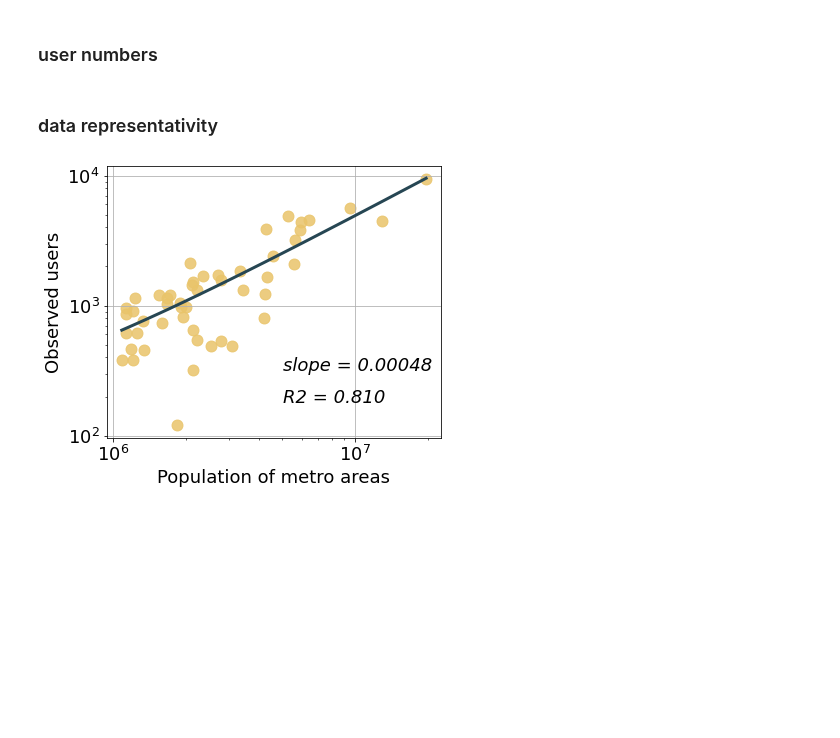
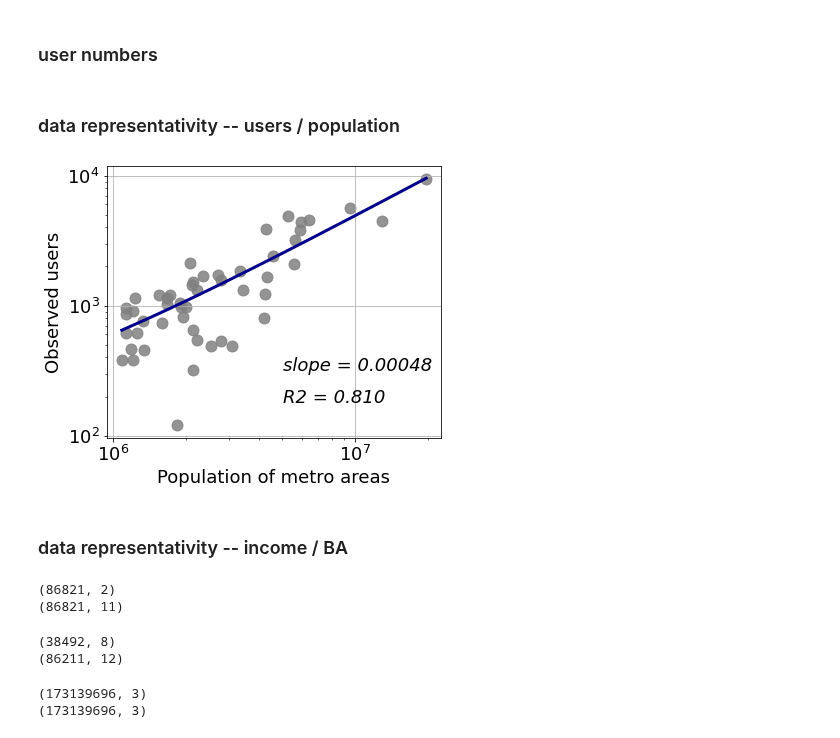
Before and after one commit to sandorjuhasz/ties-around-home, a Jupyter notebook: scripts/additional_figures.ipynb, the cells around one changed output. Drawn from its saved outputs; the diff is of its cells as text; code cells hidden in the pictures; blank space fills up the shorter version.

Commit message:
additional_figures

```diff
--- a/scripts/additional_figures.ipynb
+++ b/scripts/additional_figures.ipynb
@@ -115,7 +119,7 @@ ax[1].set_ylabel("Observed users", size=22)
 plt.show()
 # plt.savefig('../fig/map_users_top50.png', dpi=300, bbox_inches='tight')
 # %% [markdown]
-### data representativity
+### data representativity -- users / population
 # %%
 # data IN -- edges are present both ways
 geo_edgelist = pd.read_csv("../data/original_files/geo_edgelist_top50.csv.gz")
@@ -160,31 +164,33 @@ metrodata = pd.merge(metrodata, user_df, on="cbsacode", how="left")
 # %%
 # SCATTER
 plt.rcParams['font.size']=18
 fig, ax = plt.subplots(figsize = (6,5))
 
 from sklearn.linear_model import LinearRegression
 from sklearn.metrics import r2_score
 
 X = (metrodata["population"]).values.reshape(-1, 1)
 Y = (metrodata["nr_users"]).values.reshape(-1, 1)
 linear_regressor = LinearRegression()  # create object for the class
 linear_regressor.fit(X, Y)  # perform linear regression
 Y_pred = linear_regressor.predict(X)  # make predictions
 
-plt.scatter(metrodata.population, metrodata.nr_users, s=120, color='#e9c46a', alpha=0.85)
-plt.plot(X, Y_pred, color='#264653', linewidth=3)
+plt.scatter(metrodata.population, metrodata.nr_users, s=120, color='grey', alpha=0.85)
+plt.plot(X, Y_pred, color='darkblue', linewidth=3)
 plt.xlabel("Population of metro areas")
 plt.ylabel("Observed users")
 plt.loglog()
 #plt.xlim([10**5.95, 10**7.3])
 #plt.ylim([10**2.95, 10**4.5])
 
 #slope = str("slope = " + linear_regressor.coef_)
 plt.text(10**6.7, 10**2.5, ("slope = " + str(linear_regressor.coef_[0][0])[:7]), style='italic')
 plt.text(10**6.7, 10**2.25, ("R2 = " + str(r2_score(Y, Y_pred))[:5]), style='italic')
 
 plt.grid()
 plt.show()
 #plt.savefig('../fig/revision_SI_population_users.png',density=300,bbox_inches='tight')
 # %% [output]
-[figure, old version]
+[figure, new version]
+# %% [markdown]
+### data representativity -- income / BA
@@ -190,0 +226,53 @@ plt.show()
+# %%
+# data IN -- edges are present both ways
+geo_edgelist = pd.read_csv("../data/original_files/geo_edgelist_top50.csv.gz")
+
+# degree
+degree_tab = geo_edgelist.groupby("user_id1")["user_id2"].count().reset_index()
+degree_tab.columns = ["user_id", "degree"]
+
+# remove users with less than 10 ties (!!!) AND replace NANs
+degree_tab = degree_tab[degree_tab["degree"]>=10]
+degree_tab = degree_tab.fillna(0)
+print(degree_tab.shape)
+
+# user and cbsa
+users = geo_edgelist[["cbsacode", "user_id1"]].drop_duplicates()
+
+# add census info to users
+users = pd.merge(degree_tab, users, left_on="user_id", right_on="user_id1", how="left")
+users = pd.merge(users, user_tract, on="user_id", how="left")
+users = pd.merge(users, censusdata2012, left_on=["tract_home", "cbsacode"], right_on=["tract_id", "cbsacode"], how="left")
+print(users.shape)
+# %% [output]
+(86821, 2)
+(86821, 11)
+# %%
+# log transfer
+censusdata2012["log_income"] = np.log10(censusdata2012["income"] +1)
+users["log_income"] = np.log10(users["income"] +1)
+users = users.dropna()
+
+print(censusdata2012.shape)
+print(users.shape)
+# %% [output]
+(38492, 8)
+(86211, 12)
+# %%
+# not so elegant way to population weight the prepared plot
+multi = np.array(censusdata2012["population"])
+
+x = censusdata2012[["tract_id", "log_income"]].values
+census_multi_income = pd.DataFrame(np.repeat(x, multi, axis=0))
+census_multi_income.columns = ["tract_id", "log_income"]
+census_multi_income = pd.merge(census_multi_income, temp, on="tract_id", how="left")
+print(census_multi_income.shape)
+
+x2 = censusdata2012[["tract_id", "BA_share"]].values
+census_multi_BA = pd.DataFrame(np.repeat(x2, multi, axis=0))
+census_multi_BA.columns = ["tract_id", "BA_share"]
+census_multi_BA = pd.merge(census_multi_BA, temp, on="tract_id", how="left")
+print(census_multi_BA.shape)
+# %% [output]
+(173139696, 3)
+(173139696, 3)
```
Also changed, not shown: parts of 8 cells of this notebook.
